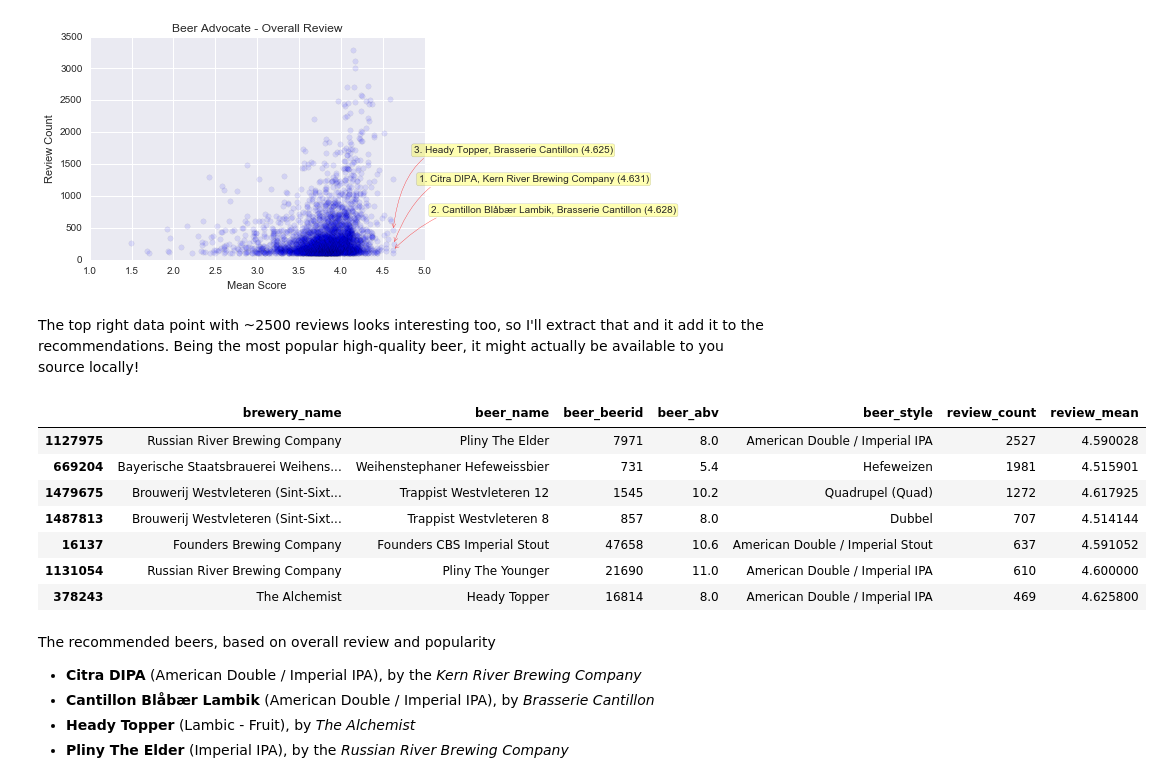
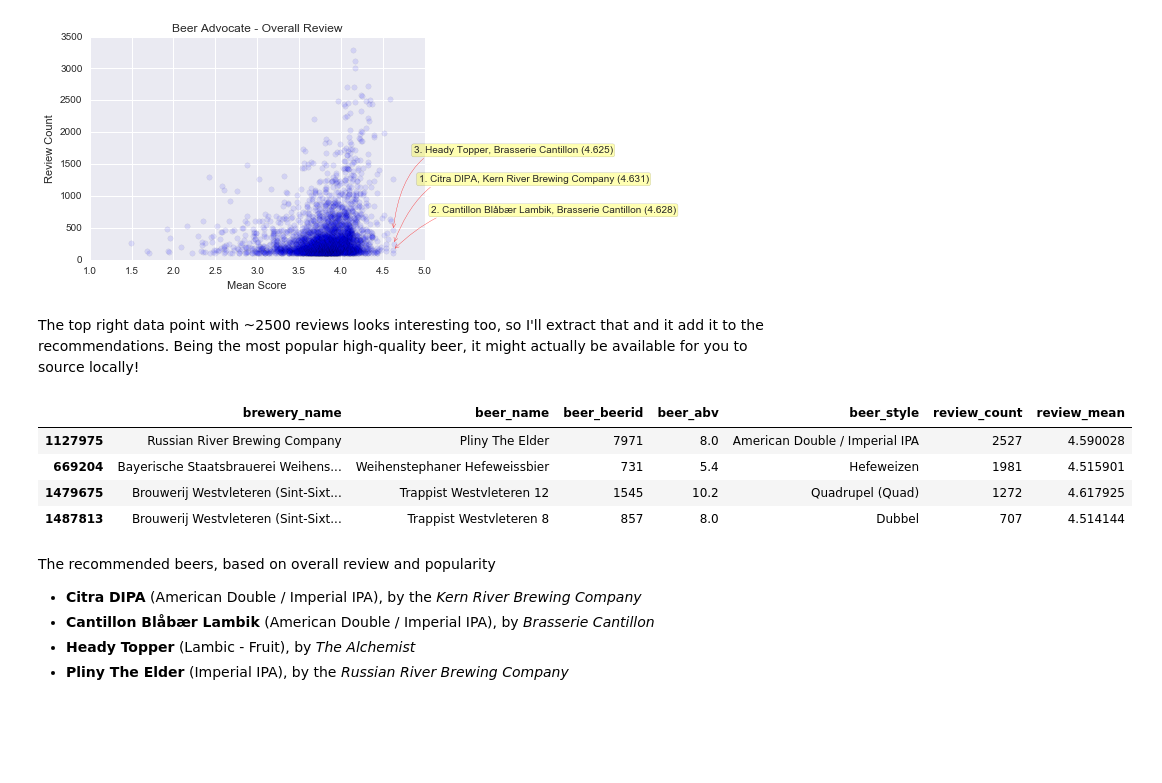
Before and after one commit to lukexyz/Beer-Review-Data-Exploration, a Jupyter notebook: br_part_1.ipynb, the cells around one changed output. Cells and saved outputs as stored; diff of their text form; code cells hidden in the pictures; blank space fills up the shorter version.

```diff
--- a/br_part_1.ipynb
+++ b/br_part_1.ipynb
@@ -218,18 +216,15 @@ plt.show()
 [figure]
 # %% [markdown]
 The top right data point with ~2500 reviews looks interesting too, so I'll extract that and it add it to the recommendations.
-Being the most popular high-quality beer, it might actually be available to you source locally!
+Being the most popular high-quality beer, it might actually be available for you to source locally!
 # %%
-summary[summary.review_mean > 4.5].sort_values('review_count', ascending=False).head(7)
+summary[summary.review_mean > 4.5].sort_values('review_count', ascending=False).head(4)
 # %% [output]
 |  | brewery_name | beer_name | beer_beerid | beer_abv | beer_style | review_count | review_mean |
 | 1127975 | Russian River Brewing Company | Pliny The Elder | 7971 | 8.0 | American Double / Imperial IPA | 2527 | 4.590028 |
 | 669204 | Bayerische Staatsbrauerei Weihens... | Weihenstephaner Hefeweissbier | 731 | 5.4 | Hefeweizen | 1981 | 4.515901 |
 | 1479675 | Brouwerij Westvleteren (Sint-Sixt... | Trappist Westvleteren 12 | 1545 | 10.2 | Quadrupel (Quad) | 1272 | 4.617925 |
 | 1487813 | Brouwerij Westvleteren (Sint-Sixt... | Trappist Westvleteren 8 | 857 | 8.0 | Dubbel | 707 | 4.514144 |
-| 16137 | Founders Brewing Company | Founders CBS Imperial Stout | 47658 | 10.6 | American Double / Imperial Stout | 637 | 4.591052 |
-| 1131054 | Russian River Brewing Company | Pliny The Younger | 21690 | 11.0 | American Double / Imperial IPA | 610 | 4.600000 |
-| 378243 | The Alchemist | Heady Topper | 16814 | 8.0 | American Double / Imperial IPA | 469 | 4.625800 |
 # %% [markdown]
 The recommended beers, based on overall review and popularity
 
```
Also changed, not shown: parts of 9 cells of this notebook.
